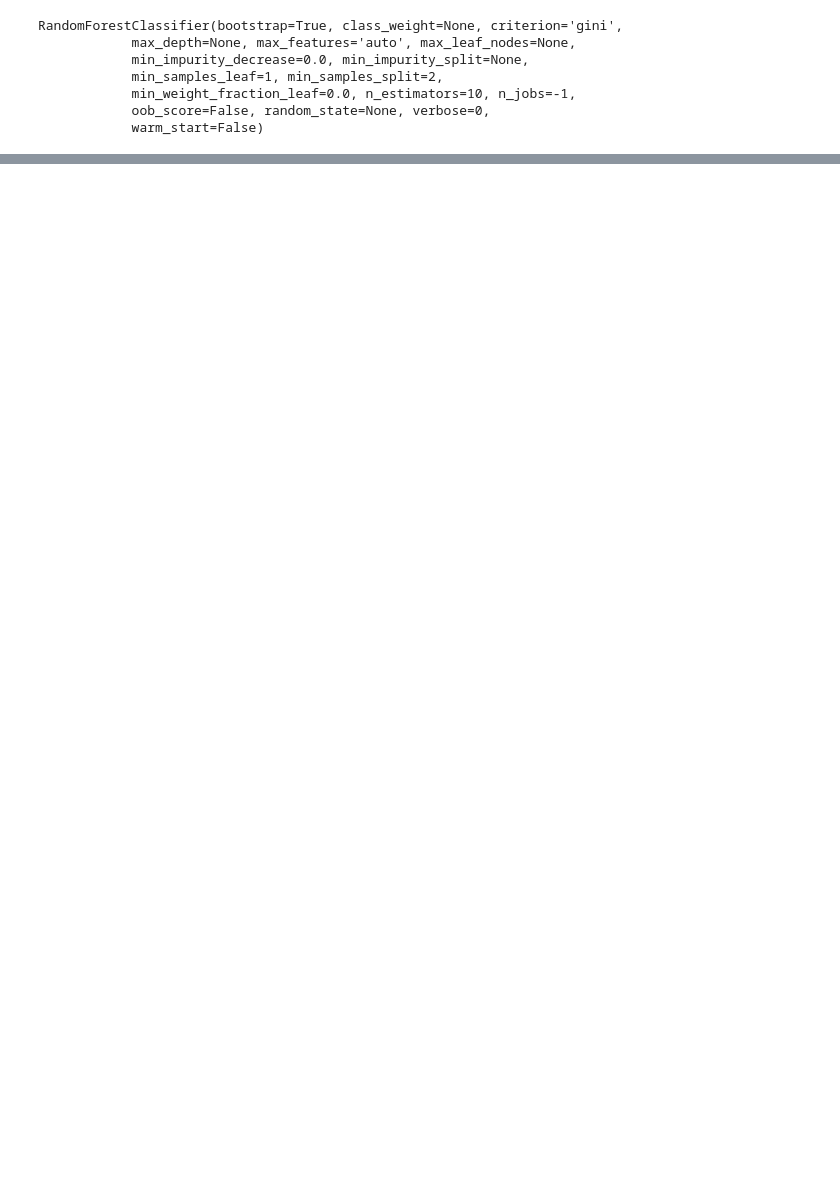
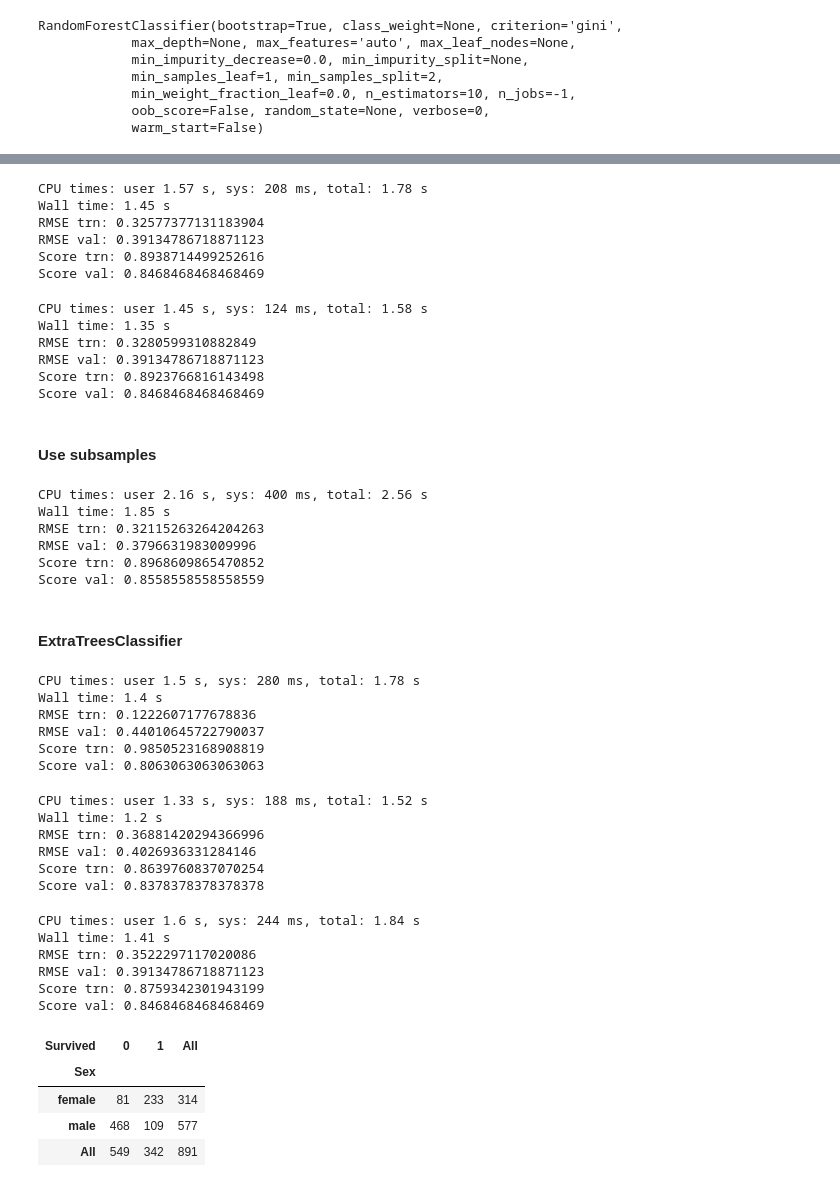
Before and after one commit to theianchan/data-notebooks, a Jupyter notebook: kg-titanic.ipynb, the cells around one changed output, grey strips where cells are left out. Cells and saved outputs as stored; diff of their text form; code cells hidden in the pictures; blank space fills up the shorter version.

```diff
--- a/kg-titanic.ipynb
+++ b/kg-titanic.ipynb
@@ -112,0 +153,24 @@ titanic-sample-subm.csv  titanic-test.csv  titanic-train.csv
+# %%
+m = RandomForestClassifier(n_estimators=1000, min_samples_leaf=3, max_features="log2", n_jobs=-1,)
+% time m.fit(X_trn_sc, y_trn_sc)
+rf_eval(m, X_trn_sc, y_trn_sc, X_val_sc, y_val_sc)
+# %% [output]
+CPU times: user 1.57 s, sys: 208 ms, total: 1.78 s
+Wall time: 1.45 s
+RMSE trn: 0.32577377131183904
+RMSE val: 0.39134786718871123
+Score trn: 0.8938714499252616
+Score val: 0.8468468468468469
+# %%
+m = RandomForestClassifier(n_estimators=1000, min_samples_leaf=3, max_features="sqrt", n_jobs=-1,)
+% time m.fit(X_trn_sc, y_trn_sc)
+rf_eval(m, X_trn_sc, y_trn_sc, X_val_sc, y_val_sc)
+# %% [output]
+CPU times: user 1.45 s, sys: 124 ms, total: 1.58 s
+Wall time: 1.35 s
+RMSE trn: 0.3280599310882849
+RMSE val: 0.39134786718871123
+Score trn: 0.8923766816143498
+Score val: 0.8468468468468469
+# %% [markdown]
+#### Use subsamples
@@ -112,0 +179,13 @@ titanic-sample-subm.csv  titanic-test.csv  titanic-train.csv
+# %%
+m = RandomForestClassifier(n_estimators=1000, min_samples_leaf=3, max_features=0.5, n_jobs=-1,)
+% time m.fit(X_trn_sc, y_trn_sc)
+rf_eval(m, X_trn_sc, y_trn_sc, X_val_sc, y_val_sc)
+# %% [output]
+CPU times: user 2.16 s, sys: 400 ms, total: 2.56 s
+Wall time: 1.85 s
+RMSE trn: 0.32115263264204263
+RMSE val: 0.3796631983009996
+Score trn: 0.8968609865470852
+Score val: 0.8558558558558559
+# %% [markdown]
+#### ExtraTreesClassifier
@@ -112,0 +194,41 @@ titanic-sample-subm.csv  titanic-test.csv  titanic-train.csv
+# %%
+m = ExtraTreesClassifier(n_estimators=1000, n_jobs=-1)
+% time m.fit(X_trn_sc, y_trn_sc)
+rf_eval(m, X_trn_sc, y_trn_sc, X_val_sc, y_val_sc)
+# %% [output]
+CPU times: user 1.5 s, sys: 280 ms, total: 1.78 s
+Wall time: 1.4 s
+RMSE trn: 0.1222607177678836
+RMSE val: 0.44010645722790037
+Score trn: 0.9850523168908819
+Score val: 0.8063063063063063
+# %%
+m = ExtraTreesClassifier(n_estimators=1000, min_samples_leaf=3, n_jobs=-1)
+% time m.fit(X_trn_sc, y_trn_sc)
+rf_eval(m, X_trn_sc, y_trn_sc, X_val_sc, y_val_sc)
+# %% [output]
+CPU times: user 1.33 s, sys: 188 ms, total: 1.52 s
+Wall time: 1.2 s
+RMSE trn: 0.36881420294366996
+RMSE val: 0.4026936331284146
+Score trn: 0.8639760837070254
+Score val: 0.8378378378378378
+# %%
+m = ExtraTreesClassifier(n_estimators=1000, min_samples_leaf=3, max_features=0.5, n_jobs=-1)
+% time m.fit(X_trn_sc, y_trn_sc)
+rf_eval(m, X_trn_sc, y_trn_sc, X_val_sc, y_val_sc)
+# %% [output]
+CPU times: user 1.6 s, sys: 244 ms, total: 1.84 s
+Wall time: 1.41 s
+RMSE trn: 0.3522297117020086
+RMSE val: 0.39134786718871123
+Score trn: 0.8759342301943199
+Score val: 0.8468468468468469
+# %%
+pd.crosstab(index=df_trn_raw["Sex"], columns=df_trn_raw["Survived"], margins=True)
+# %% [output]
+| Survived | 0 | 1 | All |
+| Sex |  |  |  |
+| female | 81 | 233 | 314 |
+| male | 468 | 109 | 577 |
+| All | 549 | 342 | 891 |
```
Also changed, not shown: parts of 50 cells of this notebook, 3 other files.
